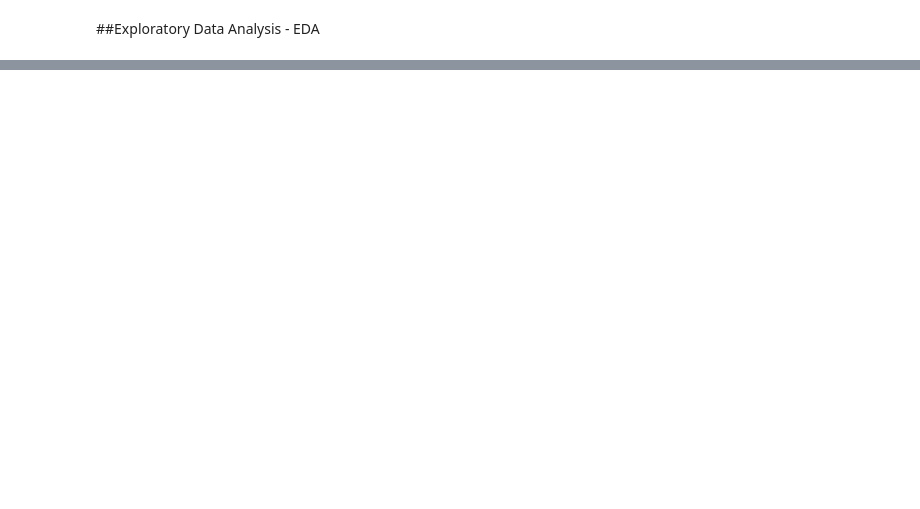
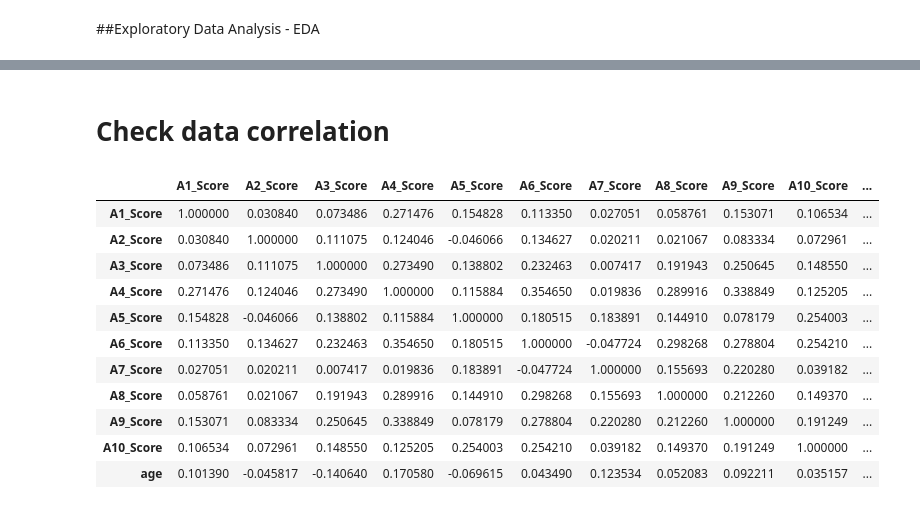
Before and after one commit to danielcdo/-MachineLearning, a Jupyter notebook: asdLogisticRegression.ipynb, the cells around one changed output, grey strips where cells are left out. Cells and saved outputs as stored; diff of their text form; code cells hidden in the pictures; blank space fills up the shorter version.

```diff
--- a/asdLogisticRegression.ipynb
+++ b/asdLogisticRegression.ipynb
@@ -127,0 +130,3 @@ data.describe()
+# %%
+# transform A#_Score columns to number
+data[['A1_Score','A2_Score','A3_Score','A4_Score','A5_Score','A6_Score','A7_Score','A8_Score','A9_Score','A10_Score']] = data[['A1_Score','A2_Score','A3_Score','A4_Score','A5_Score','A6_Score','A7_Score','A8_Score','A9_Score','A10_Score']].apply(pd.to_numeric)
@@ -129,0 +170,19 @@ data.describe()
+# %% [markdown]
+# Check data correlation
+# %%
+# correlation among every pair of the features using person method.
+# Pearson method is the standard correlation coefficient available in Pandas.
+data.corr(method='pearson')
+# %% [output]
+|  | A1_Score | A2_Score | A3_Score | A4_Score | A5_Score | A6_Score | A7_Score | A8_Score | A9_Score | A10_Score | ... |
+| A1_Score | 1.000000 | 0.030840 | 0.073486 | 0.271476 | 0.154828 | 0.113350 | 0.027051 | 0.058761 | 0.153071 | 0.106534 | ... |
+| A2_Score | 0.030840 | 1.000000 | 0.111075 | 0.124046 | -0.046066 | 0.134627 | 0.020211 | 0.021067 | 0.083334 | 0.072961 | ... |
+| A3_Score | 0.073486 | 0.111075 | 1.000000 | 0.273490 | 0.138802 | 0.232463 | 0.007417 | 0.191943 | 0.250645 | 0.148550 | ... |
+| A4_Score | 0.271476 | 0.124046 | 0.273490 | 1.000000 | 0.115884 | 0.354650 | 0.019836 | 0.289916 | 0.338849 | 0.125205 | ... |
+| A5_Score | 0.154828 | -0.046066 | 0.138802 | 0.115884 | 1.000000 | 0.180515 | 0.183891 | 0.144910 | 0.078179 | 0.254003 | ... |
+| A6_Score | 0.113350 | 0.134627 | 0.232463 | 0.354650 | 0.180515 | 1.000000 | -0.047724 | 0.298268 | 0.278804 | 0.254210 | ... |
+| A7_Score | 0.027051 | 0.020211 | 0.007417 | 0.019836 | 0.183891 | -0.047724 | 1.000000 | 0.155693 | 0.220280 | 0.039182 | ... |
+| A8_Score | 0.058761 | 0.021067 | 0.191943 | 0.289916 | 0.144910 | 0.298268 | 0.155693 | 1.000000 | 0.212260 | 0.149370 | ... |
+| A9_Score | 0.153071 | 0.083334 | 0.250645 | 0.338849 | 0.078179 | 0.278804 | 0.220280 | 0.212260 | 1.000000 | 0.191249 | ... |
+| A10_Score | 0.106534 | 0.072961 | 0.148550 | 0.125205 | 0.254003 | 0.254210 | 0.039182 | 0.149370 | 0.191249 | 1.000000 | ... |
+| age | 0.101390 | -0.045817 | -0.140640 | 0.170580 | -0.069615 | 0.043490 | 0.123534 | 0.052083 | 0.092211 | 0.035157 | ... |
```
Also changed, not shown: parts of 15 cells of this notebook.
